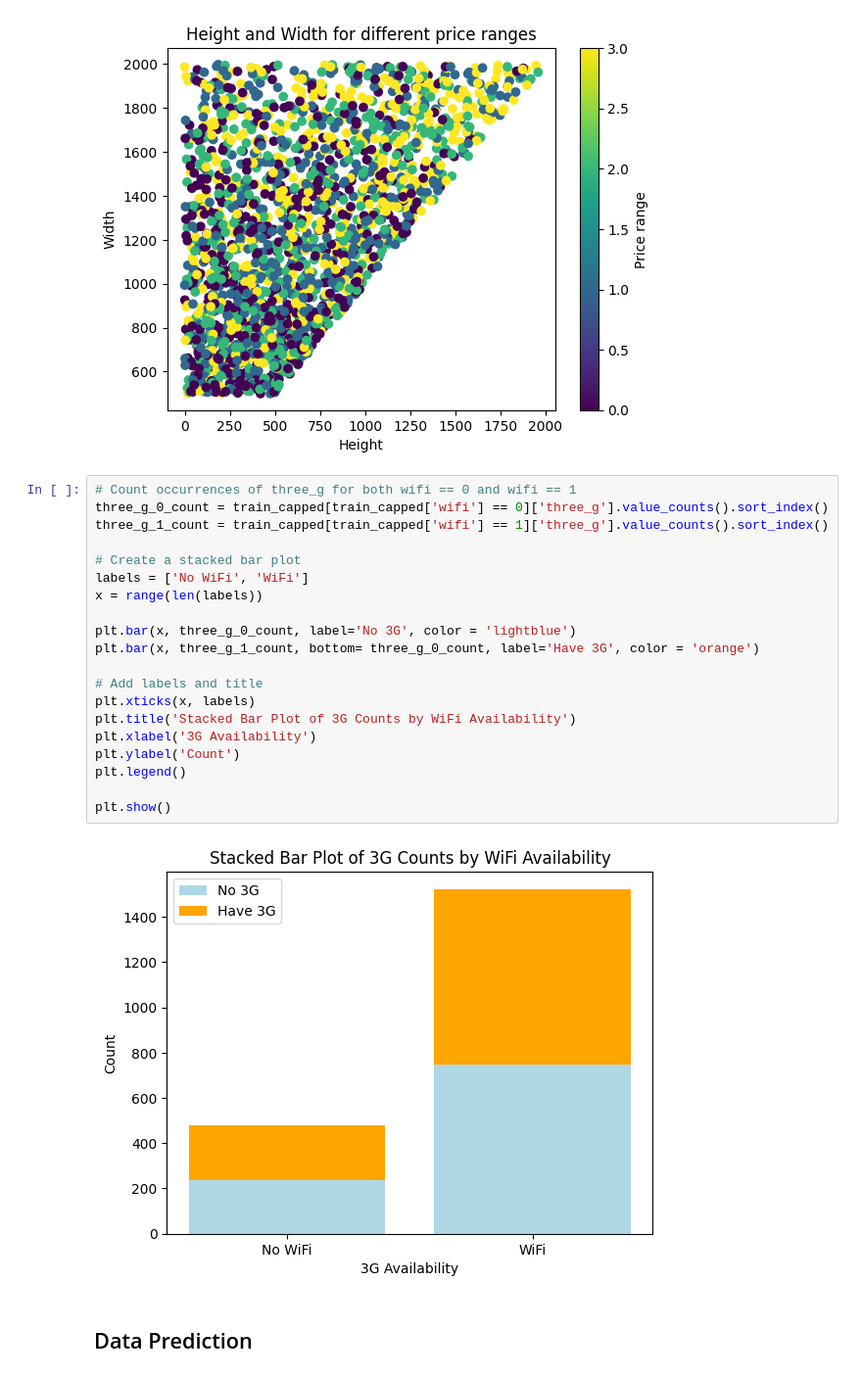
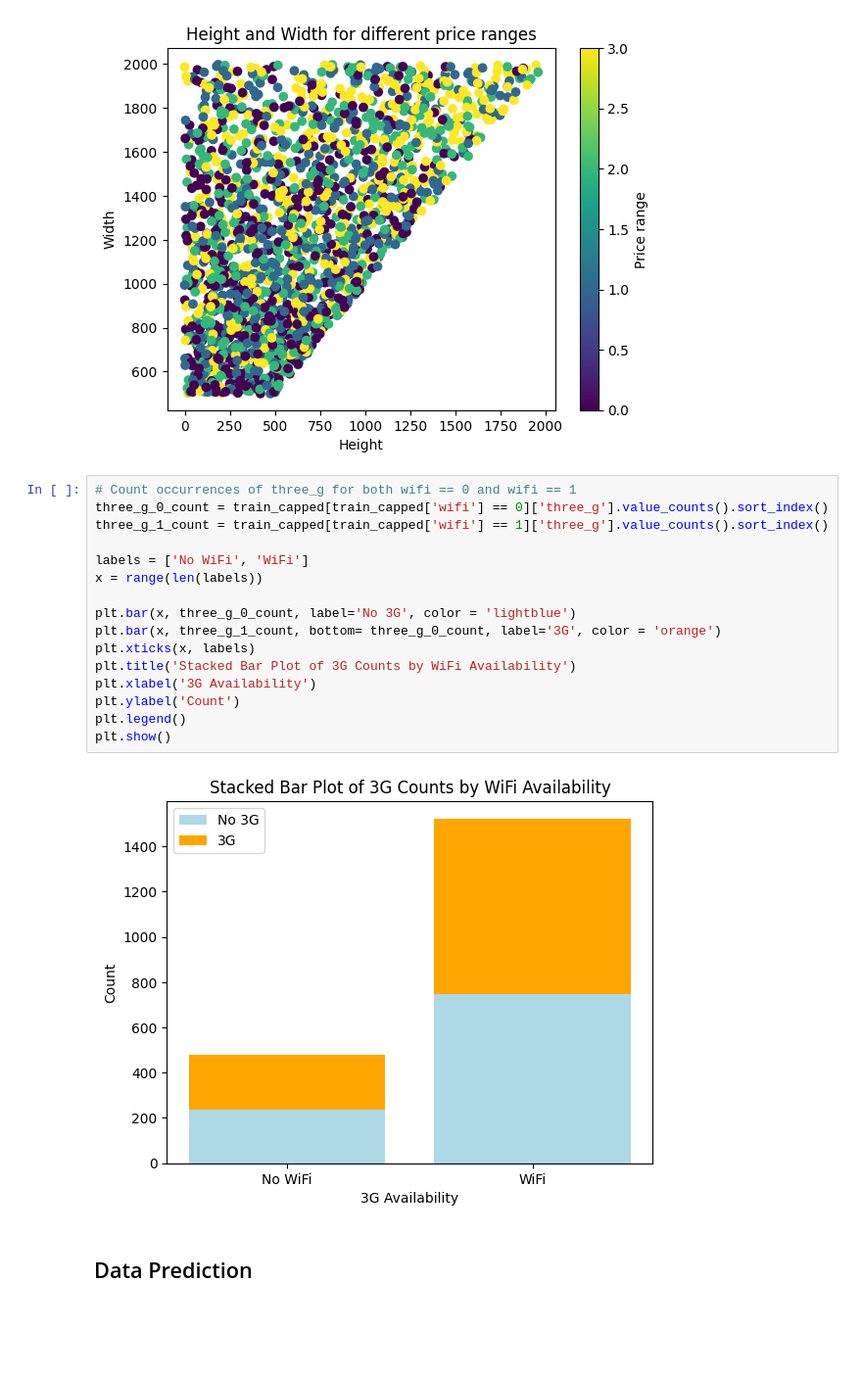
Before and after one commit to ProfessionalSalmon/Mobile_Price_Classification_Model, a Jupyter notebook: mobile_price.ipynb, the cells around one changed output. Shown: that part at 98% size. Drawn from its saved outputs; the diff is of its cells as text; blank space fills up the shorter version.

```diff
--- a/mobile_price.ipynb
+++ b/mobile_price.ipynb
@@ -154,25 +154,21 @@ plt.show()
 # %%
 # Count occurrences of three_g for both wifi == 0 and wifi == 1
 three_g_0_count = train_capped[train_capped['wifi'] == 0]['three_g'].value_counts().sort_index()
 three_g_1_count = train_capped[train_capped['wifi'] == 1]['three_g'].value_counts().sort_index()
 
-# Create a stacked bar plot
 labels = ['No WiFi', 'WiFi']
 x = range(len(labels))
 
 plt.bar(x, three_g_0_count, label='No 3G', color = 'lightblue')
-plt.bar(x, three_g_1_count, bottom= three_g_0_count, label='Have 3G', color = 'orange')
-
-# Add labels and title
+plt.bar(x, three_g_1_count, bottom= three_g_0_count, label='3G', color = 'orange')
 plt.xticks(x, labels)
 plt.title('Stacked Bar Plot of 3G Counts by WiFi Availability')
 plt.xlabel('3G Availability')
 plt.ylabel('Count')
 plt.legend()
-
 plt.show()
 # %% [output]
-[figure, old version]
+[figure, new version]
 # %% [markdown]
 ## Data Prediction
 # %% [markdown]
```
